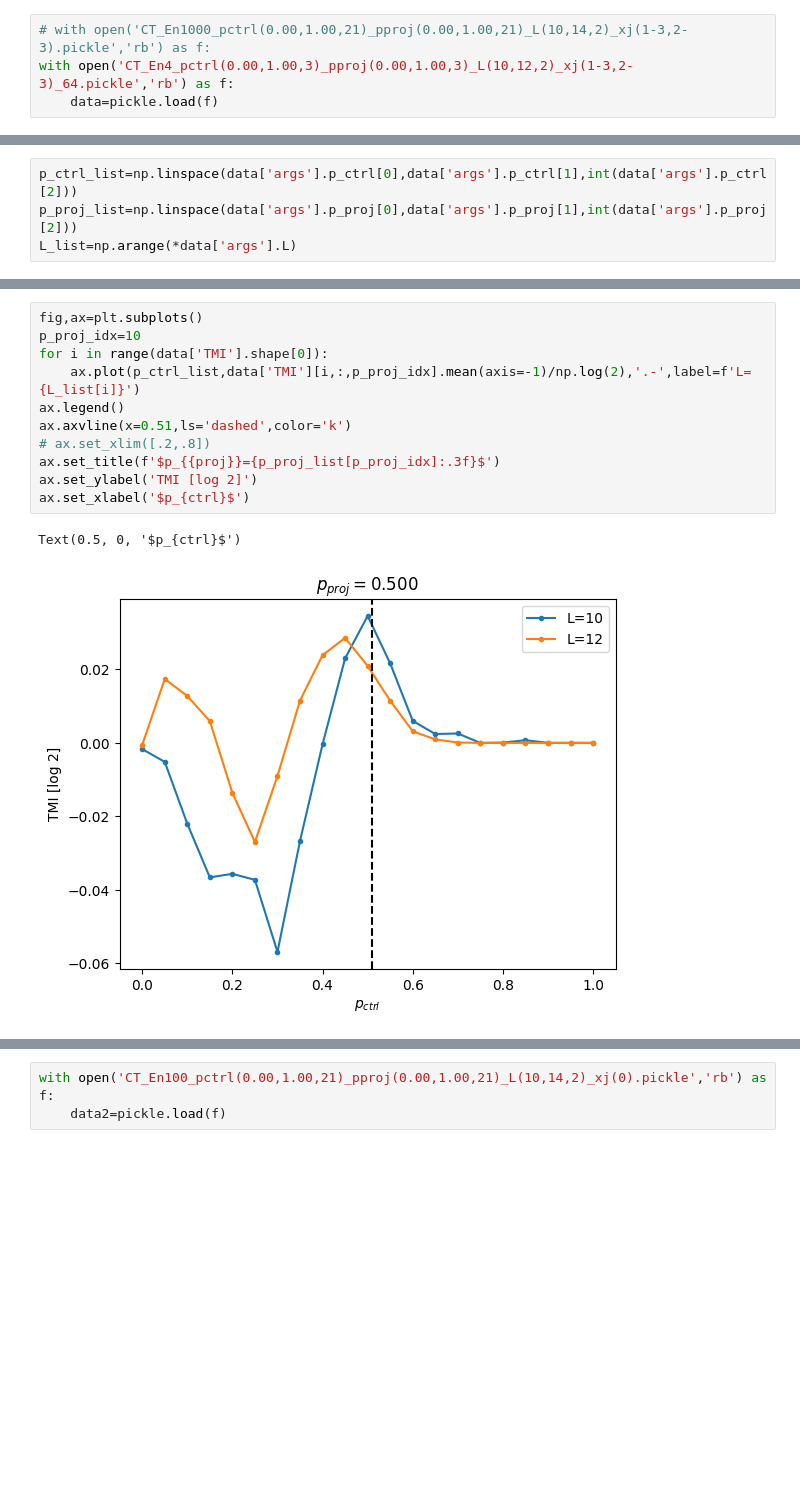
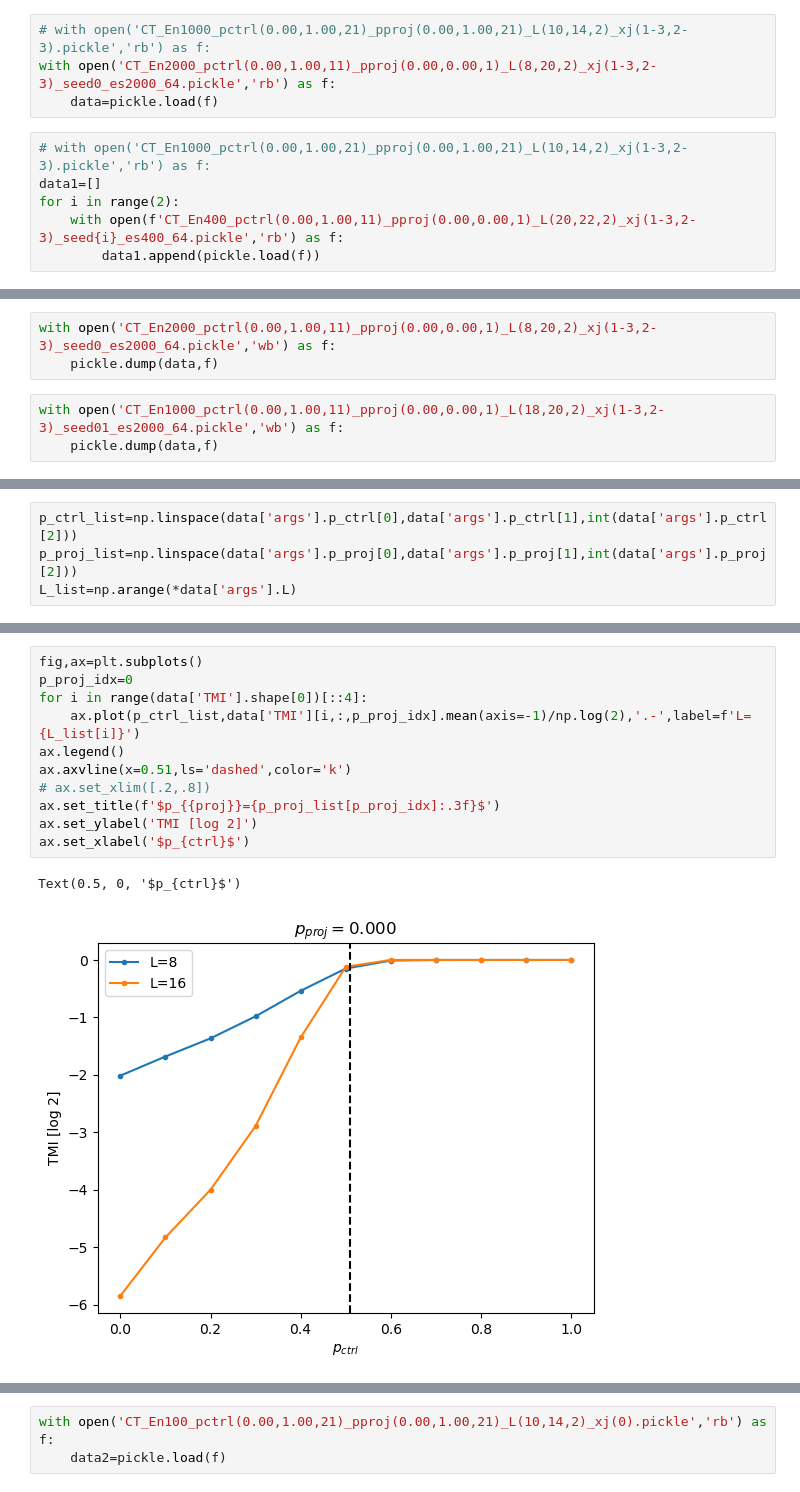
Before and after one commit to hainingpan/control_transition, a Jupyter notebook: fig.ipynb, the cells around one changed output, grey strips where cells are left out. Cells and saved outputs as stored; diff of their text form; blank space fills up the shorter version.

```diff
--- a/fig.ipynb
+++ b/fig.ipynb
@@ -5,4 +6,10 @@ import pickle
 # %%
 # with open('CT_En1000_pctrl(0.00,1.00,21)_pproj(0.00,1.00,21)_L(10,14,2)_xj(1-3,2-3).pickle','rb') as f:
-with open('CT_En4_pctrl(0.00,1.00,3)_pproj(0.00,1.00,3)_L(10,12,2)_xj(1-3,2-3)_64.pickle','rb') as f:
+with open('CT_En2000_pctrl(0.00,1.00,11)_pproj(0.00,0.00,1)_L(8,20,2)_xj(1-3,2-3)_seed0_es2000_64.pickle','rb') as f:
     data=pickle.load(f)
+# %%
+# with open('CT_En1000_pctrl(0.00,1.00,21)_pproj(0.00,1.00,21)_L(10,14,2)_xj(1-3,2-3).pickle','rb') as f:
+data1=[]
+for i in range(2):
+    with open(f'CT_En400_pctrl(0.00,1.00,11)_pproj(0.00,0.00,1)_L(20,22,2)_xj(1-3,2-3)_seed{i}_es400_64.pickle','rb') as f:
+        data1.append(pickle.load(f))
@@ -8,0 +43,6 @@ with open('CT_En4_pctrl(0.00,1.00,3)_pproj(0.00,1.00,3)_L(10,12,2)_xj(1-3,2-3)_6
+# %%
+with open('CT_En2000_pctrl(0.00,1.00,11)_pproj(0.00,0.00,1)_L(8,20,2)_xj(1-3,2-3)_seed0_es2000_64.pickle','wb') as f:
+    pickle.dump(data,f)
+# %%
+with open('CT_En1000_pctrl(0.00,1.00,11)_pproj(0.00,0.00,1)_L(18,20,2)_xj(1-3,2-3)_seed01_es2000_64.pickle','wb') as f:
+    pickle.dump(data,f)
@@ -65,17 +87,17 @@ Text(0.5, 0, '$p_{ctrl}$')
 # %%
 fig,ax=plt.subplots()
-p_proj_idx=10
-for i in range(data['TMI'].shape[0]):
+p_proj_idx=0
+for i in range(data['TMI'].shape[0])[::4]:
     ax.plot(p_ctrl_list,data['TMI'][i,:,p_proj_idx].mean(axis=-1)/np.log(2),'.-',label=f'L={L_list[i]}')
 ax.legend()
 ax.axvline(x=0.51,ls='dashed',color='k')
 # ax.set_xlim([.2,.8])
 ax.set_title(f'$p_{{proj}}={p_proj_list[p_proj_idx]:.3f}$')
 ax.set_ylabel('TMI [log 2]')
 ax.set_xlabel('$p_{ctrl}$')
 # %% [output]
 Text(0.5, 0, '$p_{ctrl}$')
-[figure, old version]
+[figure, new version]
 # %%
 plt.pcolormesh(p_ctrl_list_2,p_proj_list_2,data2['O'][1,:,:].mean(axis=-1),vmin=-1,vmax=1,cmap='seismic')
 plt.colorbar()
```
Also changed, not shown: parts of 15 cells of this notebook.
